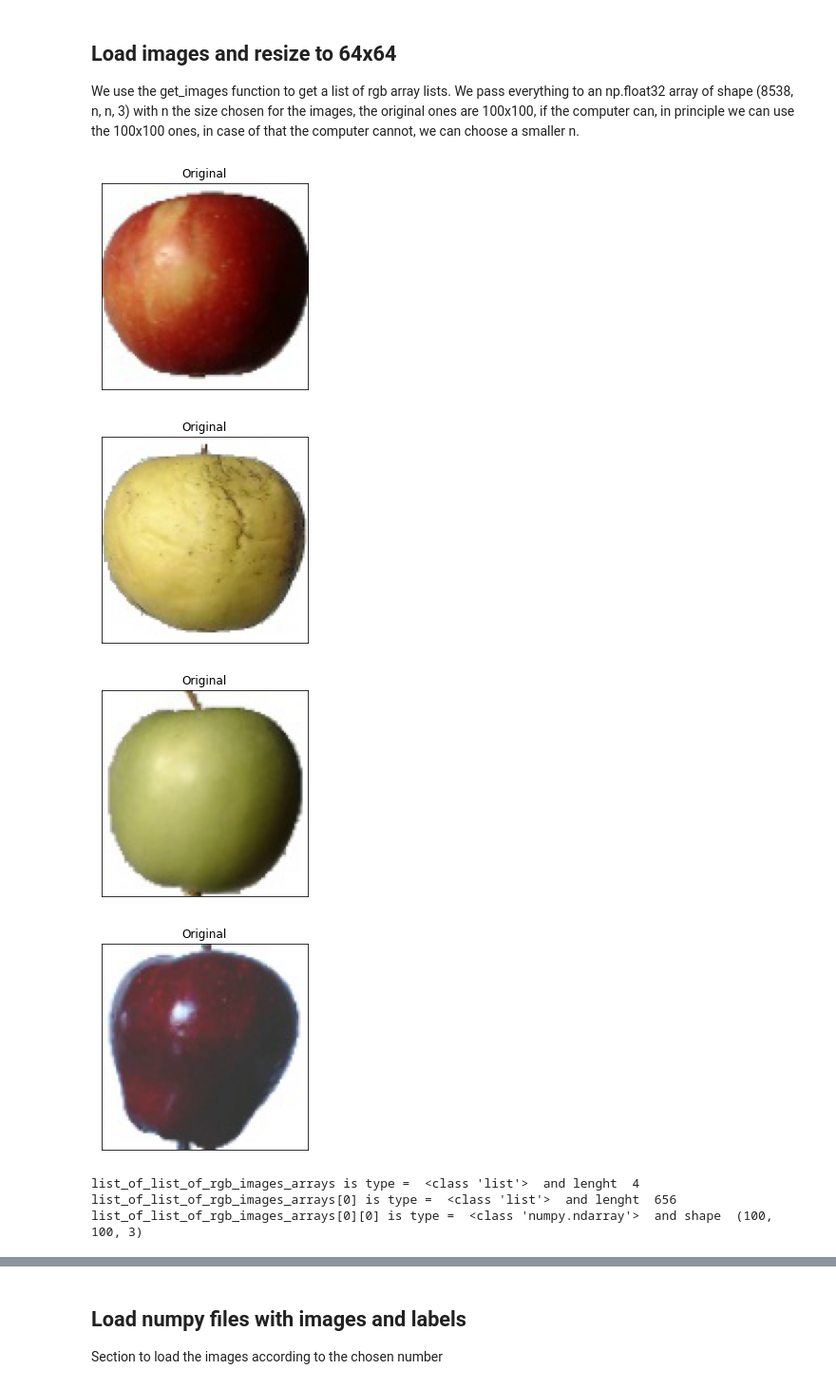
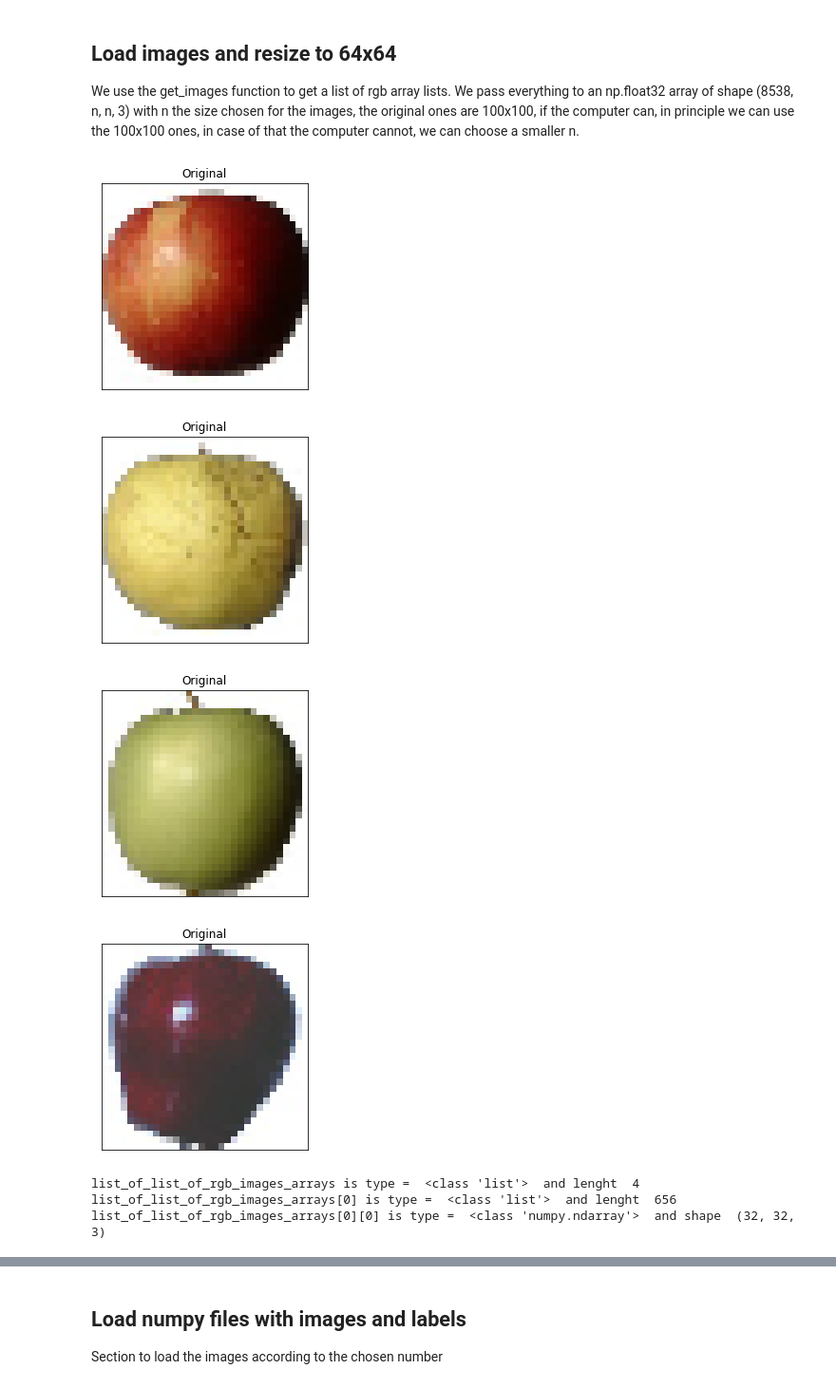
Before and after one commit to aestroza/Apples-image-generation-with-infoGAN, a Jupyter notebook: GANs_for_apples.ipynb, the cells around one changed output, grey strips where cells are left out. Shown at 95% size. Saved outputs shown, nothing was run; the diff lists cells and outputs as text; code cells hidden in the pictures.

```diff
--- a/GANs_for_apples.ipynb
+++ b/GANs_for_apples.ipynb
@@ -78,21 +82,21 @@ print(len(apple_labels))
 ## Load images and resize to 64x64
 
 We use the get_images function to get a list of rgb array lists. We pass everything to an np.float32 array of shape (8538, n, n, 3) with n the size chosen for the images, the original ones are 100x100, if the computer can, in principle we can use the 100x100 ones, in case of that the computer cannot, we can choose a smaller n.
-# %%
-n = 100
-list_of_list_of_rgb_images_arrays = get_images(list_of_list_of_paths_to_img, n)
-aux_llrgb = list_of_list_of_rgb_images_arrays
-print('list_of_list_of_rgb_images_arrays is type = ', type(aux_llrgb),' and lenght ', len(aux_llrgb))
-print('list_of_list_of_rgb_images_arrays[0] is type = ', type(aux_llrgb[0]),' and lenght ', len(aux_llrgb[0]))
-print('list_of_list_of_rgb_images_arrays[0][0] is type = ', type(aux_llrgb[0][0]),' and shape ', aux_llrgb[0][0].shape)
-# %% [output]
-[figure, removed]
-[figure, removed]
-[figure, removed]
-[figure, removed]
-list_of_list_of_rgb_images_arrays is type =  <class 'list'>  and lenght  4
-list_of_list_of_rgb_images_arrays[0] is type =  <class 'list'>  and lenght  656
-list_of_list_of_rgb_images_arrays[0][0] is type =  <class 'numpy.ndarray'>  and shape  (100, 100, 3)
+# %%
+n = 32
+list_of_list_of_rgb_images_arrays = get_images(list_of_list_of_paths_to_img, n)
+aux_llrgb = list_of_list_of_rgb_images_arrays
+print('list_of_list_of_rgb_images_arrays is type = ', type(aux_llrgb),' and lenght ', len(aux_llrgb))
+print('list_of_list_of_rgb_images_arrays[0] is type = ', type(aux_llrgb[0]),' and lenght ', len(aux_llrgb[0]))
+print('list_of_list_of_rgb_images_arrays[0][0] is type = ', type(aux_llrgb[0][0]),' and shape ', aux_llrgb[0][0].shape)
+# %% [output]
+[figure, added]
+[figure, added]
+[figure, added]
+[figure, added]
+list_of_list_of_rgb_images_arrays is type =  <class 'list'>  and lenght  4
+list_of_list_of_rgb_images_arrays[0] is type =  <class 'list'>  and lenght  656
+list_of_list_of_rgb_images_arrays[0][0] is type =  <class 'numpy.ndarray'>  and shape  (32, 32, 3)
 # %%
 image_size = list_of_list_of_rgb_images_arrays[0][0].shape[0]
 
```
Also changed, not shown: parts of 23 cells of this notebook, 5 other files.
